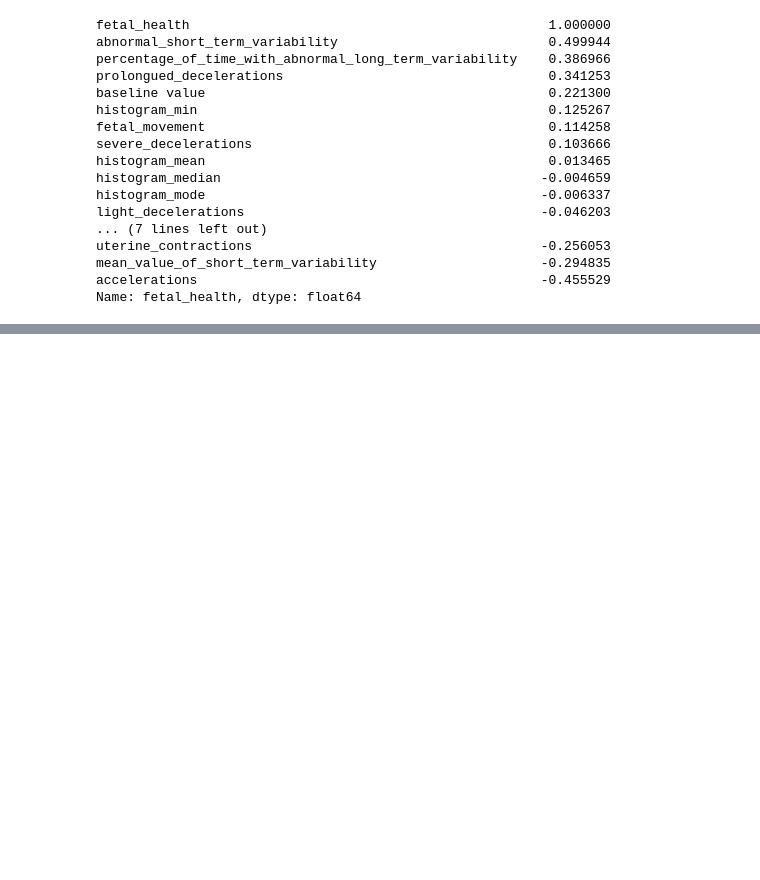
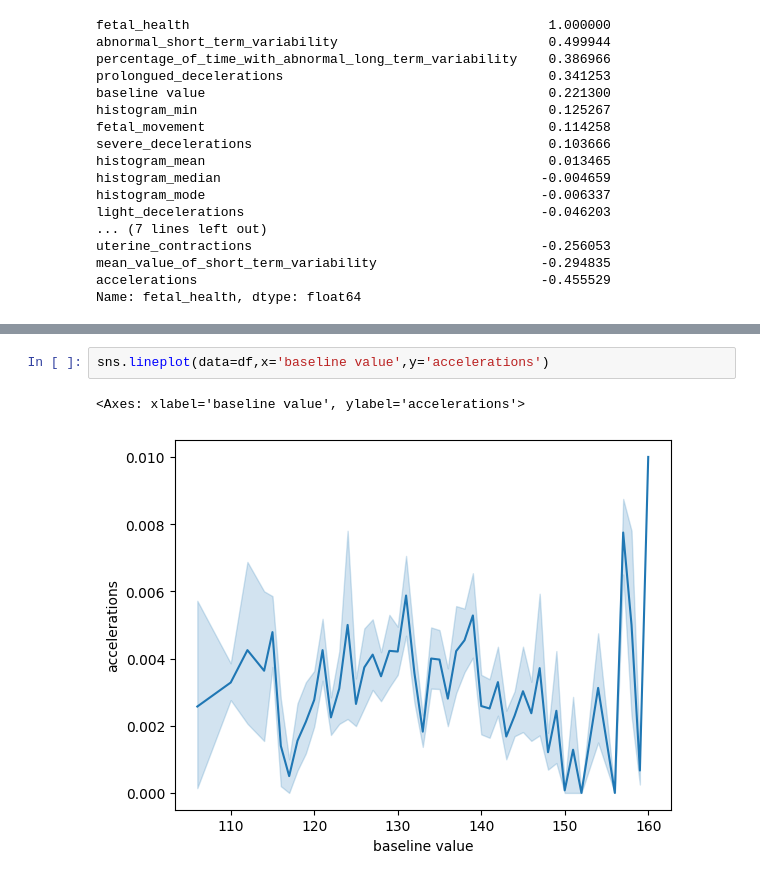
Before and after one commit to AayushParab44/Advanced_Statistics, a Jupyter notebook: EDA_Foetal_Health_Analysis notebook.ipynb, the cells around one changed output, grey strips where cells are left out. Cells and saved outputs as stored; diff of their text form; blank space fills up the shorter version.

```diff
--- a/EDA_Foetal_Health_Analysis notebook.ipynb
+++ b/EDA_Foetal_Health_Analysis notebook.ipynb
@@ -439,0 +507,5 @@ Name: fetal_health, dtype: float64
+# %%
+sns.lineplot(data=df,x='baseline value',y='accelerations')
+# %% [output]
+<Axes: xlabel='baseline value', ylabel='accelerations'>
+[figure, added]
```
Also changed, not shown: parts of 19 cells of this notebook, 4 other files.
